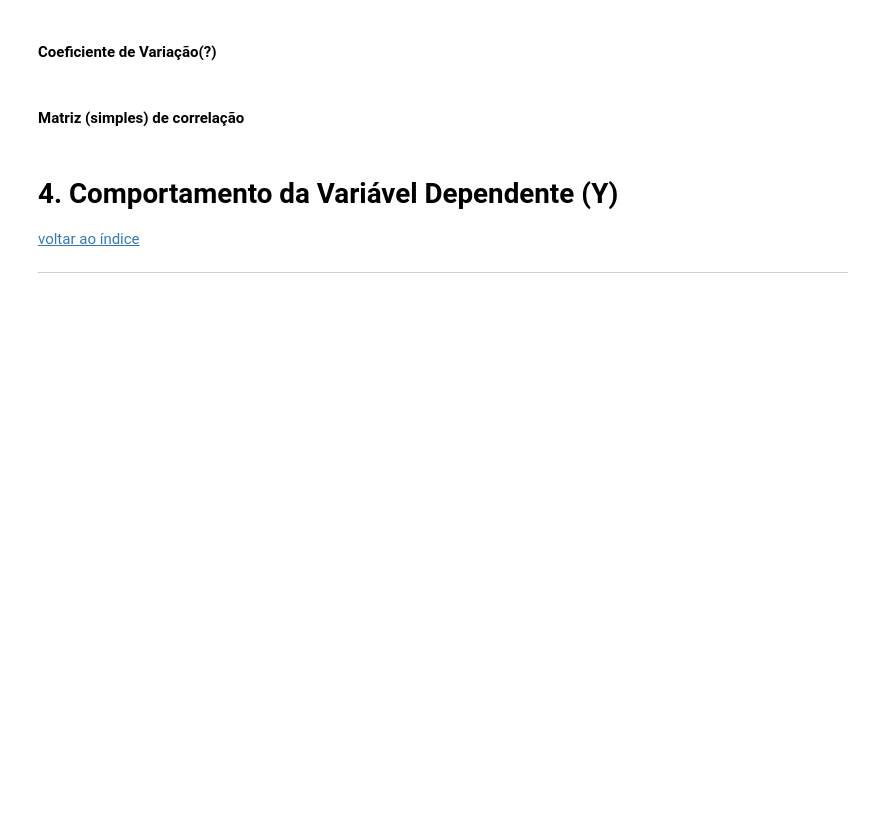
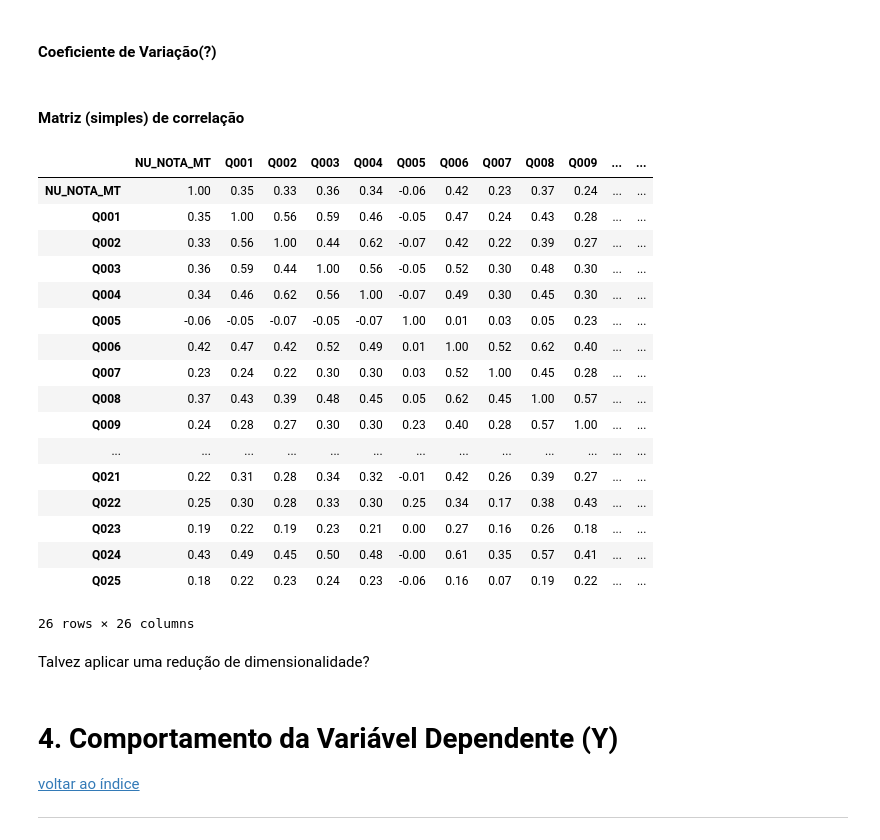
Before and after one commit to ihaveonesun/Projeto-Final-Semantix, a Jupyter notebook: projeto_final_enem.ipynb, the cells around one changed output. Drawn from its saved outputs; the diff is of its cells as text; code cells hidden in the pictures; blank space fills up the shorter version.

```diff
--- a/projeto_final_enem.ipynb
+++ b/projeto_final_enem.ipynb
@@ -279,7 +301,28 @@ quest_alunos_df[lista_variaveis_qualitativas].describe().round(2)
 # %% [markdown]
 #### Matriz (simples) de correlação
 # %%
-# x.corr().round(2)
+quest_alunos_df[lista_variaveis_quantitativas].corr().round(2)
+# %% [output]
+|  | NU_NOTA_MT | Q001 | Q002 | Q003 | Q004 | Q005 | Q006 | Q007 | Q008 | Q009 | ... | ... |
+| NU_NOTA_MT | 1.00 | 0.35 | 0.33 | 0.36 | 0.34 | -0.06 | 0.42 | 0.23 | 0.37 | 0.24 | ... | ... |
+| Q001 | 0.35 | 1.00 | 0.56 | 0.59 | 0.46 | -0.05 | 0.47 | 0.24 | 0.43 | 0.28 | ... | ... |
+| Q002 | 0.33 | 0.56 | 1.00 | 0.44 | 0.62 | -0.07 | 0.42 | 0.22 | 0.39 | 0.27 | ... | ... |
+| Q003 | 0.36 | 0.59 | 0.44 | 1.00 | 0.56 | -0.05 | 0.52 | 0.30 | 0.48 | 0.30 | ... | ... |
+| Q004 | 0.34 | 0.46 | 0.62 | 0.56 | 1.00 | -0.07 | 0.49 | 0.30 | 0.45 | 0.30 | ... | ... |
+| Q005 | -0.06 | -0.05 | -0.07 | -0.05 | -0.07 | 1.00 | 0.01 | 0.03 | 0.05 | 0.23 | ... | ... |
+| Q006 | 0.42 | 0.47 | 0.42 | 0.52 | 0.49 | 0.01 | 1.00 | 0.52 | 0.62 | 0.40 | ... | ... |
+| Q007 | 0.23 | 0.24 | 0.22 | 0.30 | 0.30 | 0.03 | 0.52 | 1.00 | 0.45 | 0.28 | ... | ... |
+| Q008 | 0.37 | 0.43 | 0.39 | 0.48 | 0.45 | 0.05 | 0.62 | 0.45 | 1.00 | 0.57 | ... | ... |
+| Q009 | 0.24 | 0.28 | 0.27 | 0.30 | 0.30 | 0.23 | 0.40 | 0.28 | 0.57 | 1.00 | ... | ... |
+| ... | ... | ... | ... | ... | ... | ... | ... | ... | ... | ... | ... | ... |
+| Q021 | 0.22 | 0.31 | 0.28 | 0.34 | 0.32 | -0.01 | 0.42 | 0.26 | 0.39 | 0.27 | ... | ... |
+| Q022 | 0.25 | 0.30 | 0.28 | 0.33 | 0.30 | 0.25 | 0.34 | 0.17 | 0.38 | 0.43 | ... | ... |
+| Q023 | 0.19 | 0.22 | 0.19 | 0.23 | 0.21 | 0.00 | 0.27 | 0.16 | 0.26 | 0.18 | ... | ... |
+| Q024 | 0.43 | 0.49 | 0.45 | 0.50 | 0.48 | -0.00 | 0.61 | 0.35 | 0.57 | 0.41 | ... | ... |
+| Q025 | 0.18 | 0.22 | 0.23 | 0.24 | 0.23 | -0.06 | 0.16 | 0.07 | 0.19 | 0.22 | ... | ... |
+26 rows × 26 columns
+# %% [markdown]
+Talvez aplicar uma redução de dimensionalidade?
 # %% [markdown]
 #  <a name="secao_4">4. Comportamento da Variável Dependente (Y)</a>
 [voltar ao índice](#indice)
```
Also changed, not shown: parts of 23 cells of this notebook.
